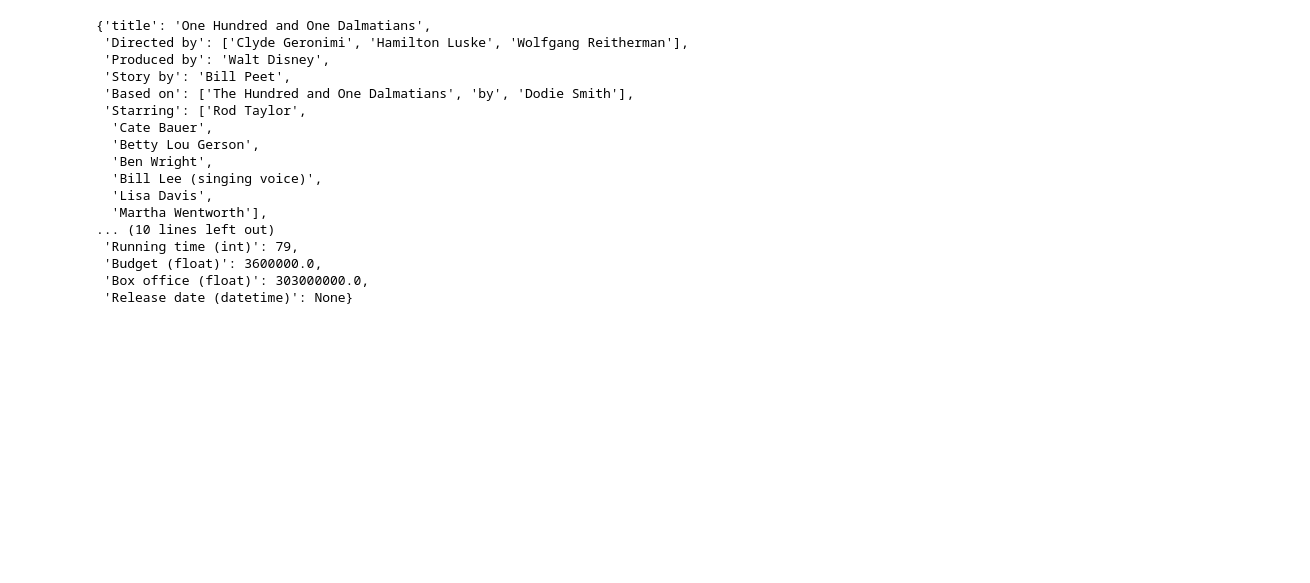
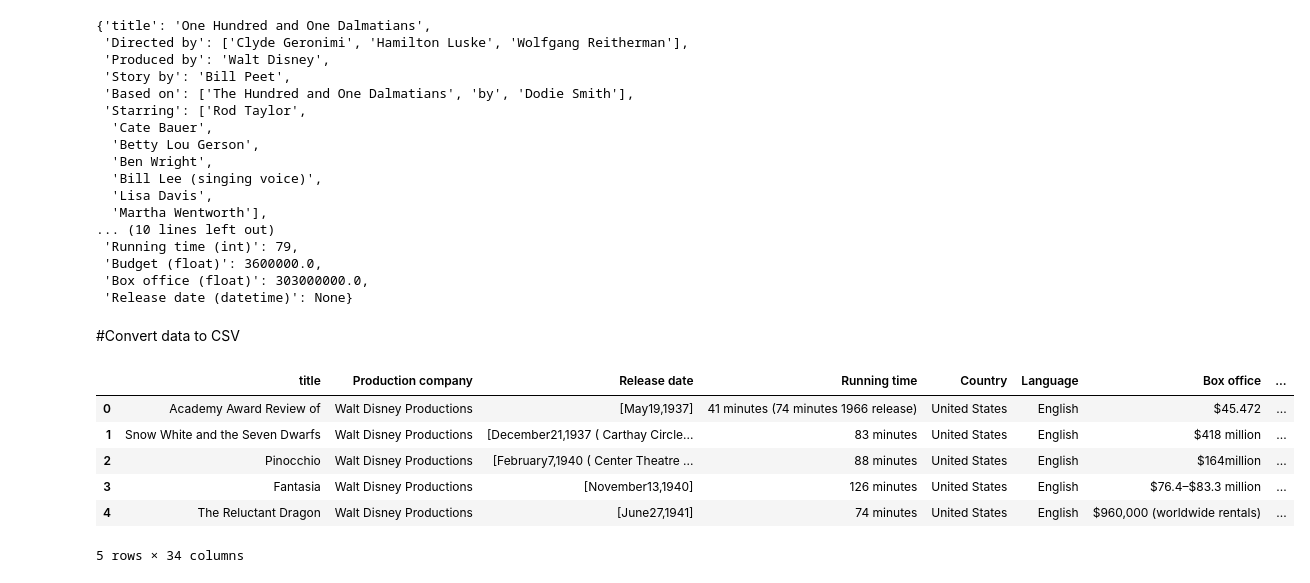
Before and after one commit to Rishiraj-singh7/Python-Beautiful-Soup, a Jupyter notebook: main.ipynb, the cells around one changed output. Saved outputs shown, nothing was run; the diff lists cells and outputs as text; code cells hidden in the pictures; blank space fills up the shorter version.

```diff
--- a/main.ipynb
+++ b/main.ipynb
@@ -508,3 +508,5 @@ for movie in movie_info_copy:
         movie['Release date (datetime)'] = None
 # %%
 save_data("disney_data_final.json", movie_info_copy)
+# %% [markdown]
+#Convert data to CSV
@@ -510,0 +517,10 @@ save_data("disney_data_final.json", movie_info_copy)
+# %%
+df.head()
+# %% [output]
+|  | title | Production company | Release date | Running time | Country | Language | Box office | ... |
+| 0 | Academy Award Review of | Walt Disney Productions | [May19,1937] | 41 minutes (74 minutes 1966 release) | United States | English | $45.472 | ... |
+| 1 | Snow White and the Seven Dwarfs | Walt Disney Productions | [December21,1937 ( Carthay Circle... | 83 minutes | United States | English | $418 million | ... |
+| 2 | Pinocchio | Walt Disney Productions | [February7,1940 ( Center Theatre ... | 88 minutes | United States | English | $164million | ... |
+| 3 | Fantasia | Walt Disney Productions | [November13,1940] | 126 minutes | United States | English | $76.4–$83.3 million | ... |
+| 4 | The Reluctant Dragon | Walt Disney Productions | [June27,1941] | 74 minutes | United States | English | $960,000 (worldwide rentals) | ... |
+5 rows × 34 columns
```
Also changed, not shown: parts of 3 cells of this notebook, 1 other file.
